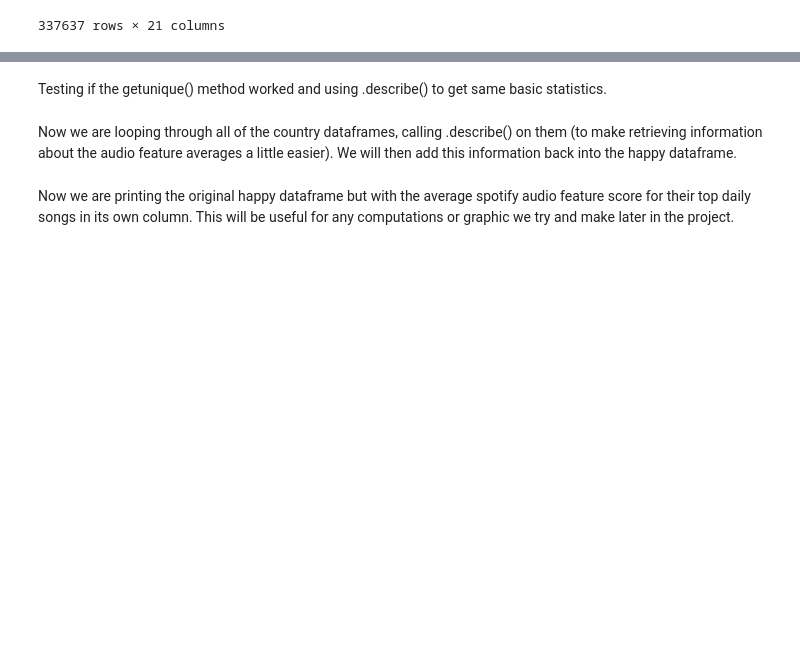
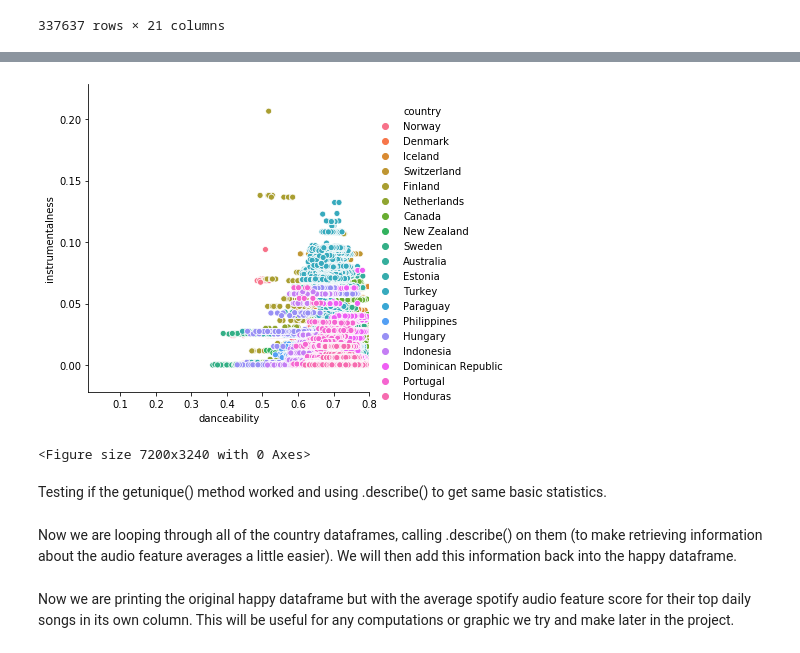
Before and after one commit to Albina-C/INFO-2950-Project, a Jupyter notebook: PROJ 2950.ipynb, the cells around one changed output, grey strips where cells are left out. Drawn from its saved outputs; the diff is of its cells as text; code cells hidden in the pictures; blank space fills up the shorter version.

```diff
--- a/PROJ 2950.ipynb
+++ b/PROJ 2950.ipynb
@@ -1183,11 +897,17 @@ rolling.head(100)
 100 rows × 4 columns
 # %%
-scatter=sns.relplot(x='danceability', y='happiness_score', hue='country', data=rolling)
-plt.figure(figsize = (16, 9))
+
+scatter=sns.relplot(x='danceability', y='instrumentalness', hue='country', data=rolling2)
+
 plt.tight_layout
 # x_ticks = np.arange(0, .01, 8)
 # plt.xticks(x_ticks)
+plt.figure(figsize = (100, 45))
+scatter.set(xlim=(.01,.8))
 plt.show()
+# %% [output]
+[figure, added]
+<Figure size 7200x3240 with 0 Axes>
 # %% [markdown]
 Testing if the getunique() method worked and using .describe() to get same basic statistics.
 # %% [markdown]
```
Also changed, not shown: parts of 26 cells of this notebook, 1 other file.
